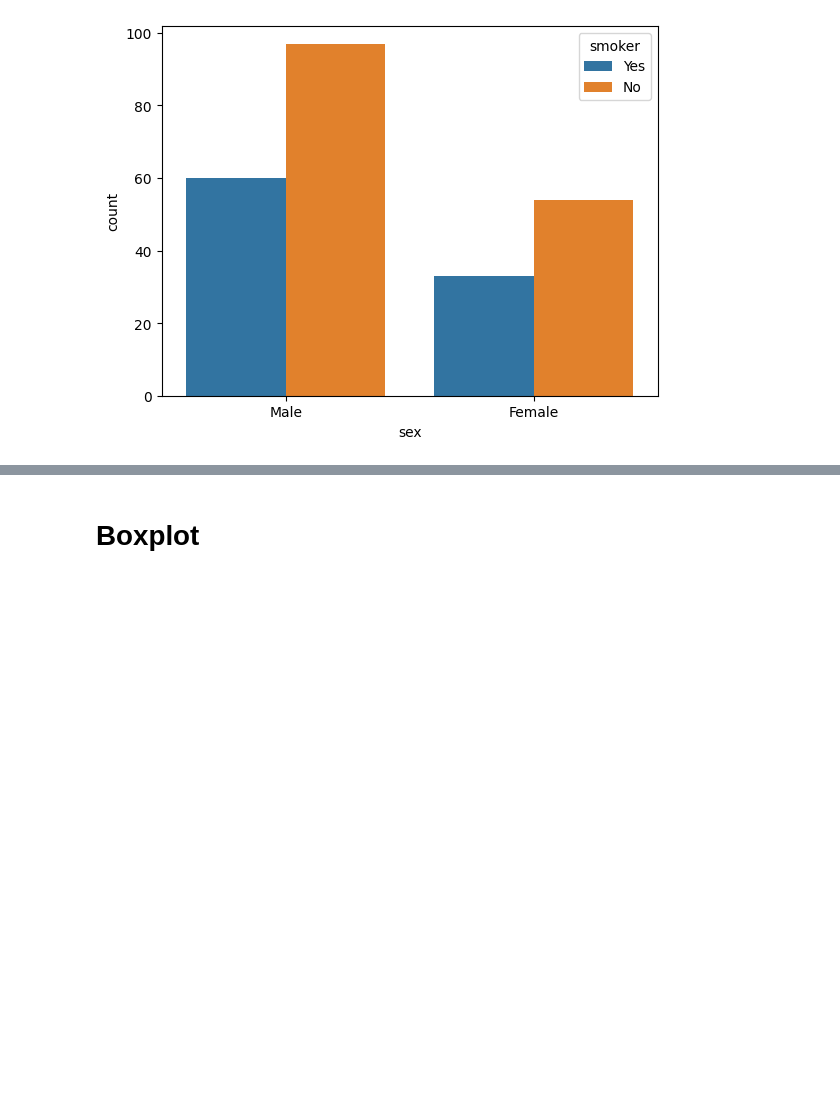
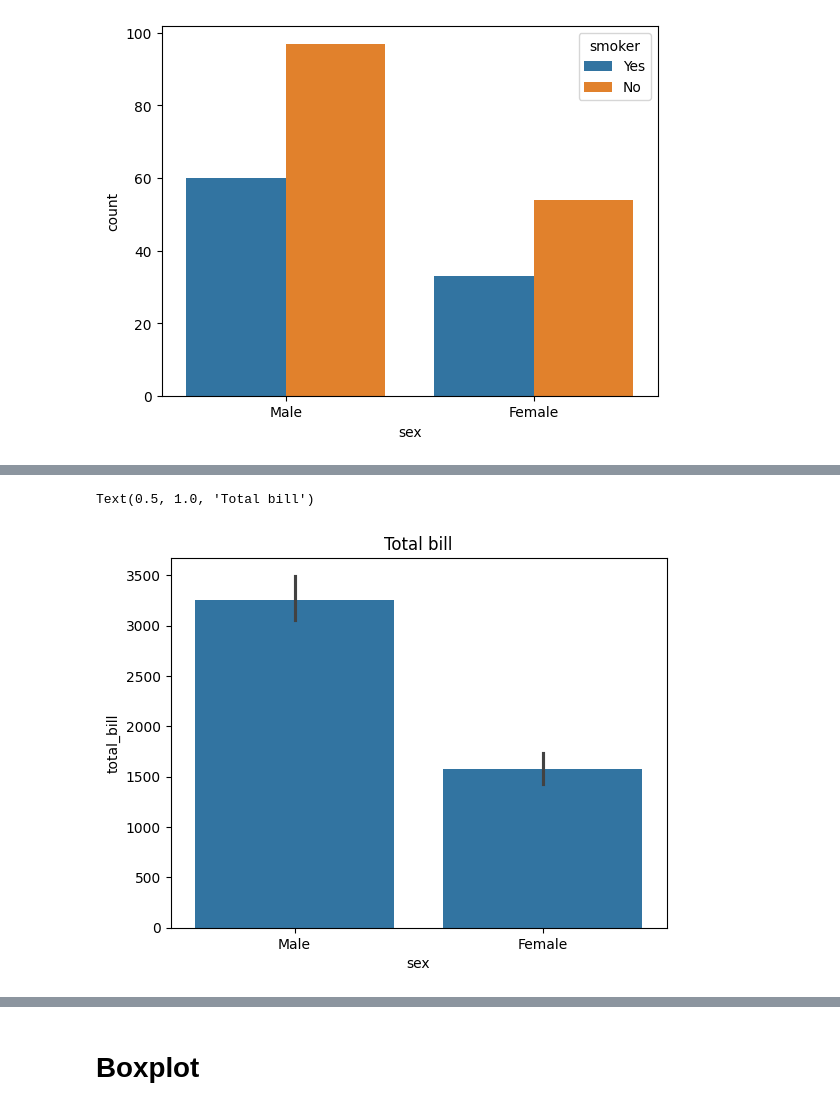
Before and after one commit to ZippoAI/Python-Data-Visualization, a Jupyter notebook: 2.Seaborn/5.CategoricalPlot.ipynb, the cells around one changed output, grey strips where cells are left out. Cells and saved outputs as stored; diff of their text form; code cells hidden in the pictures; blank space fills up the shorter version.

```diff
--- a/2.Seaborn/5.CategoricalPlot.ipynb
+++ b/2.Seaborn/5.CategoricalPlot.ipynb
@@ -84,0 +92,6 @@ sns.countplot(x = df['sex'], hue=df['smoker'])
+# %%
+sns.barplot(x = df['sex'], y=df['total_bill'], estimator=np.sum)
+plt.title('Total bill')
+# %% [output]
+Text(0.5, 1.0, 'Total bill')
+[figure, added]
```
Also changed, not shown: parts of 3 cells of this notebook.
